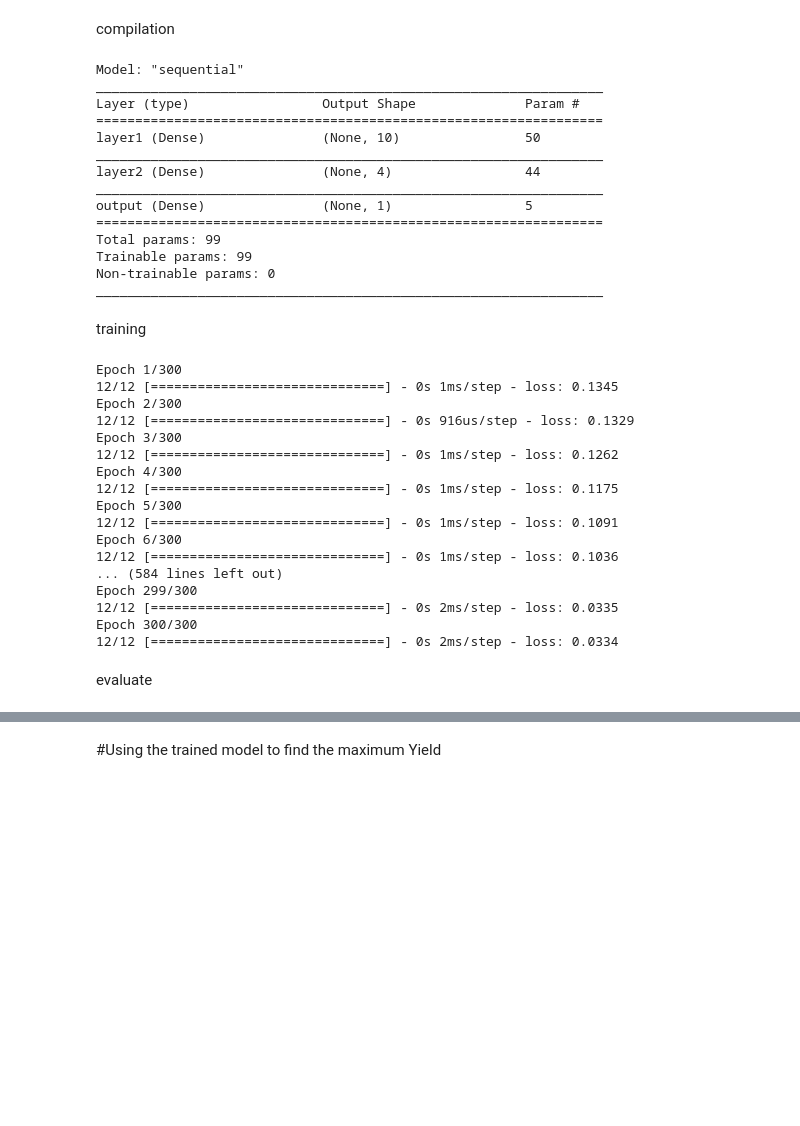
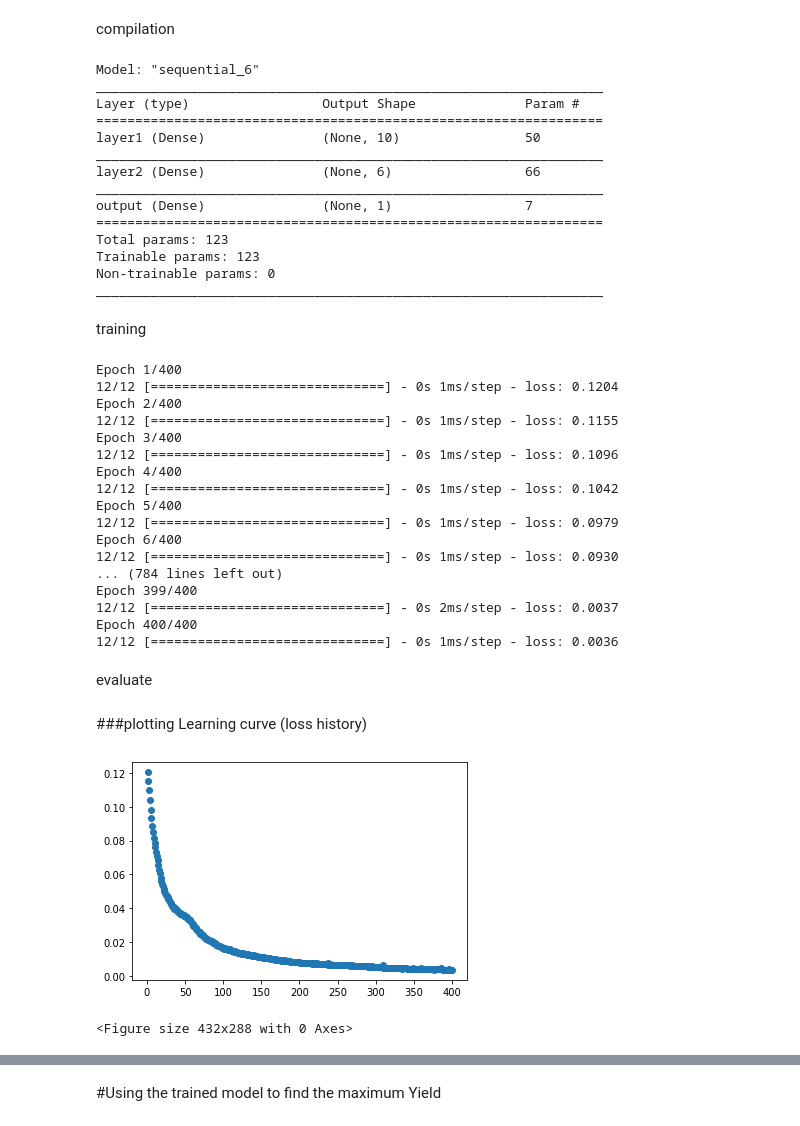
Before and after one commit to zmohaveri/IVT-ActiveLearning, a Jupyter notebook: IVT_iter1_1_analysis.ipynb, the cells around one changed output, grey strips where cells are left out. Drawn from its saved outputs; the diff is of its cells as text; code cells hidden in the pictures; blank space fills up the shorter version.

```diff
--- a/IVT_iter1_1_analysis.ipynb
+++ b/IVT_iter1_1_analysis.ipynb
@@ -415,7 +415,7 @@ model description
 iter1_model = Sequential([
                     Dense(10,activation='relu', input_shape=(4,),name='layer1')])
 #iter1_model.add(LeakyReLU(alpha=0.01))
-iter1_model.add(Dense(4,activation='relu',name='layer2'))
+iter1_model.add(Dense(6,activation='relu',name='layer2'))
 #iter1_model.add(Dense(4,activation='relu',name='layer3'))
 iter1_model.add(Dense(1,activation='relu',name='output'))
 # %% [markdown]
@@ -428,45 +428,56 @@ iter1_model.compile(
 
 iter1_model.summary()
 # %% [output]
-Model: "sequential"
+Model: "sequential_6"
 _________________________________________________________________
 Layer (type)                 Output Shape              Param #
 =================================================================
 layer1 (Dense)               (None, 10)                50
 _________________________________________________________________
-layer2 (Dense)               (None, 4)                 44
+layer2 (Dense)               (None, 6)                 66
 _________________________________________________________________
-output (Dense)               (None, 1)                 5
+output (Dense)               (None, 1)                 7
 =================================================================
-Total params: 99
-Trainable params: 99
+Total params: 123
+Trainable params: 123
 Non-trainable params: 0
 _________________________________________________________________
 # %% [markdown]
 training
 # %%
-iter1_history=iter1_model.fit(x_train,y_train,batch_size=5,epochs=300)
+iter1_history=iter1_model.fit(x_train,y_train,batch_size=5,epochs=400)
 loss_history=iter1_history.history['loss']
 # %% [output]
-Epoch 1/300
-12/12 [==============================] - 0s 1ms/step - loss: 0.1345
-Epoch 2/300
-12/12 [==============================] - 0s 916us/step - loss: 0.1329
-Epoch 3/300
-12/12 [==============================] - 0s 1ms/step - loss: 0.1262
-Epoch 4/300
-12/12 [==============================] - 0s 1ms/step - loss: 0.1175
-Epoch 5/300
-12/12 [==============================] - 0s 1ms/step - loss: 0.1091
-Epoch 6/300
-12/12 [==============================] - 0s 1ms/step - loss: 0.1036
-... (584 lines left out)
-Epoch 299/300
-12/12 [==============================] - 0s 2ms/step - loss: 0.0335
-Epoch 300/300
-12/12 [==============================] - 0s 2ms/step - loss: 0.0334
+Epoch 1/400
+12/12 [==============================] - 0s 1ms/step - loss: 0.1204
+Epoch 2/400
+12/12 [==============================] - 0s 1ms/step - loss: 0.1155
+Epoch 3/400
+12/12 [==============================] - 0s 1ms/step - loss: 0.1096
+Epoch 4/400
+12/12 [==============================] - 0s 1ms/step - loss: 0.1042
+Epoch 5/400
+12/12 [==============================] - 0s 1ms/step - loss: 0.0979
+Epoch 6/400
+12/12 [==============================] - 0s 1ms/step - loss: 0.0930
+... (784 lines left out)
+Epoch 399/400
+12/12 [==============================] - 0s 2ms/step - loss: 0.0037
+Epoch 400/400
+12/12 [==============================] - 0s 1ms/step - loss: 0.0036
 # %% [markdown]
 evaluate
+# %% [markdown]
+###plotting Learning curve (loss history)
+# %%
+epochs=np.arange(1,401)
+plt.scatter(x=epochs,y=loss_history)
+plt.show()
+save_plot_to_file('Learning_Curve'+str(tm.datetime.now()))
+save_model_to_file(iter1_model,'NN_model'+str(tm.datetime.now()))
+# %% [output]
+[figure, added]
+<Figure size 432x288 with 0 Axes>
 # %%
 loss=iter1_model.evaluate(x_test,y_test)
 print(loss)
```
Also changed, not shown: parts of 8 cells of this notebook.
